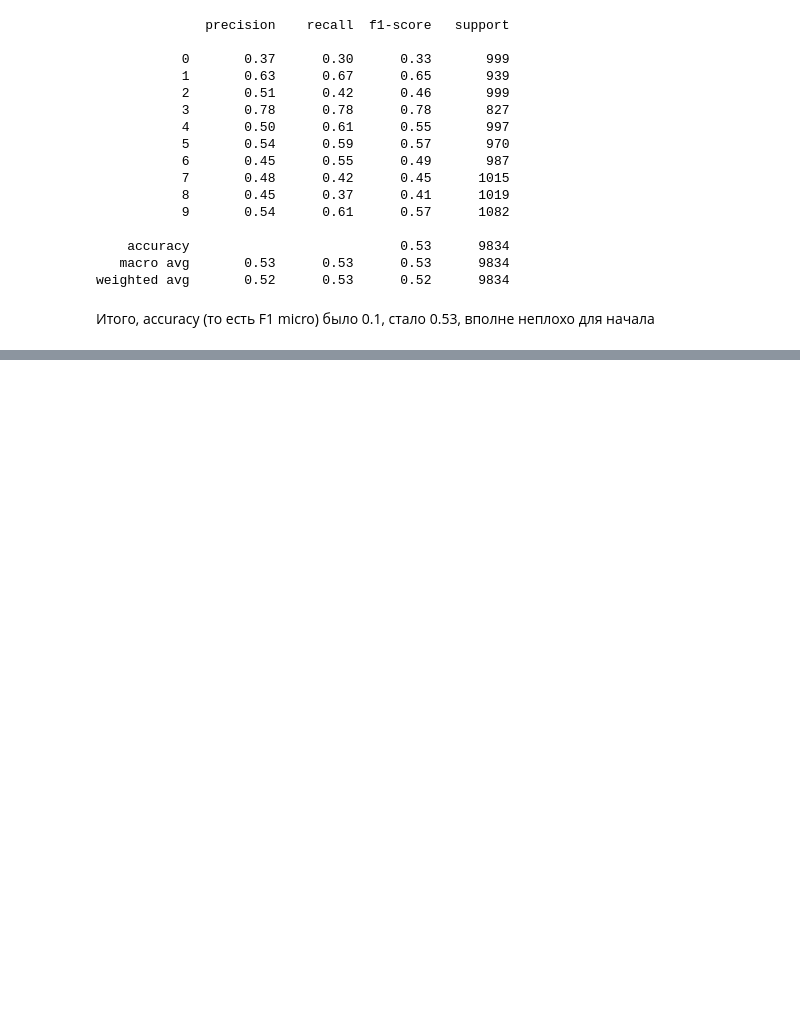
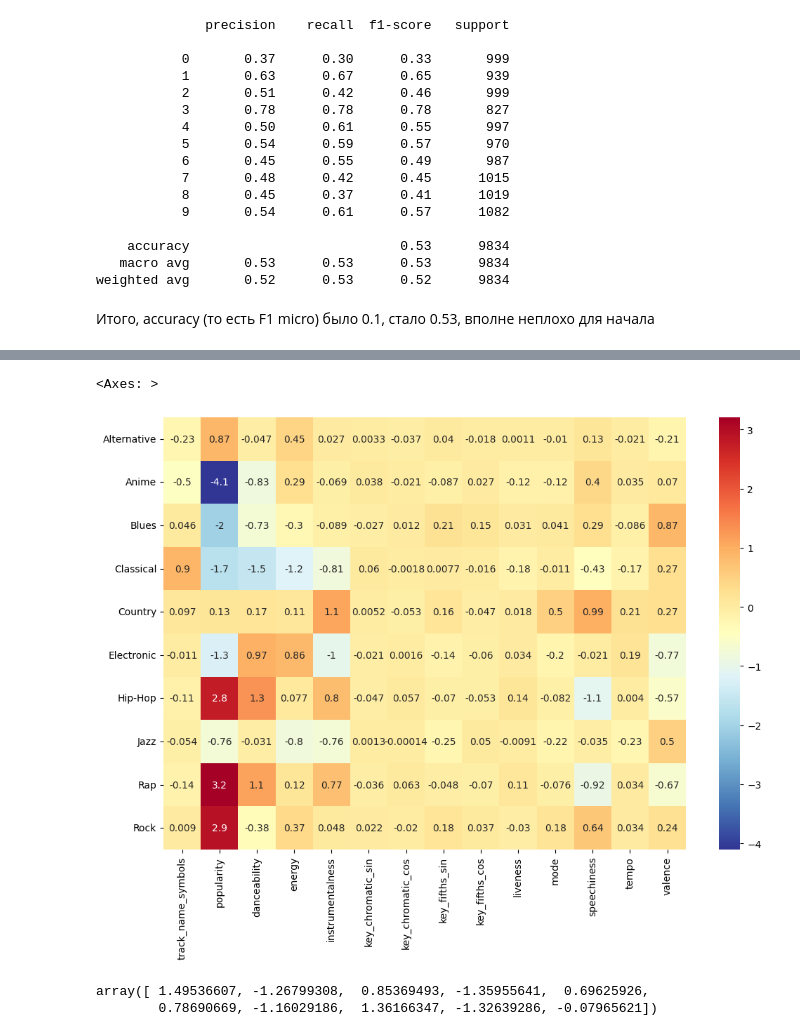
Before and after one commit to gtrofimiuk/ML_course, a Jupyter notebook: MusicGenres.ipynb, the cells around one changed output, grey strips where cells are left out. Cells and saved outputs as stored; diff of their text form; code cells hidden in the pictures; blank space fills up the shorter version.

```diff
--- a/MusicGenres.ipynb
+++ b/MusicGenres.ipynb
@@ -698,5 +701,0 @@ X_train, X_test, y_train, y_test = train_test_split(df_backup[df_backup.columns[
-# %%
-model = LogisticRegression(multi_class='auto')
-model.fit(X_train, y_train)
-y_preds_ovr = model.predict(X_test)
-print(classification_report(y_test, y_preds_ovr))
@@ -727,5 +701,0 @@ X_train, X_test, y_train, y_test = train_test_split(df_backup2[df_backup2.column
-# %%
-model = LogisticRegression(multi_class='auto')
-model.fit(X_train, y_train)
-y_preds_ovr = model.predict(X_test)
-print(classification_report(y_test, y_preds_ovr))
@@ -753,10 +701,0 @@ weighted avg       0.39      0.40      0.38      9834
-# %%
-scaler = StandardScaler()
-scaler.fit(X_train)
-X_train = scaler.transform(X_train)
-X_test = scaler.transform(X_test)
-
-model = LogisticRegression(multi_class='auto')
-model.fit(X_train, y_train)
-y_preds_ovr = model.predict(X_test)
-print(classification_report(y_test, y_preds_ovr))
@@ -781,0 +709,3 @@ weighted avg       0.52      0.53      0.52      9834
+# %%
+lr_coeffs = pd.DataFrame(model.coef_,columns = X.columns, index = le.classes_)
+lr_coeffs
@@ -781,0 +724,11 @@ weighted avg       0.52      0.53      0.52      9834
+# %%
+plt.subplots(figsize=(12,8))
+sns.heatmap(lr_coeffs, cmap="RdYlBu_r",annot=True)
+# %% [output]
+<Axes: >
+[figure, added]
+# %%
+model.intercept_
+# %% [output]
+array([ 1.49536607, -1.26799308,  0.85369493, -1.35955641,  0.69625926,
+        0.78690669, -1.16029186,  1.36166347, -1.32639286, -0.07965621])
```
Also changed, not shown: parts of 18 cells of this notebook.
